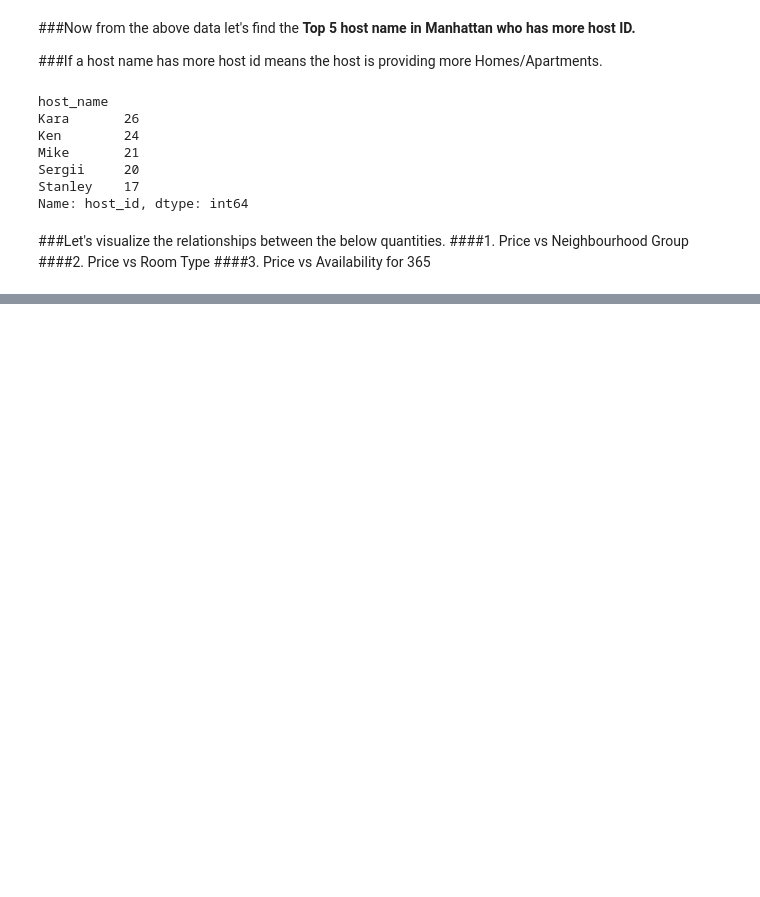
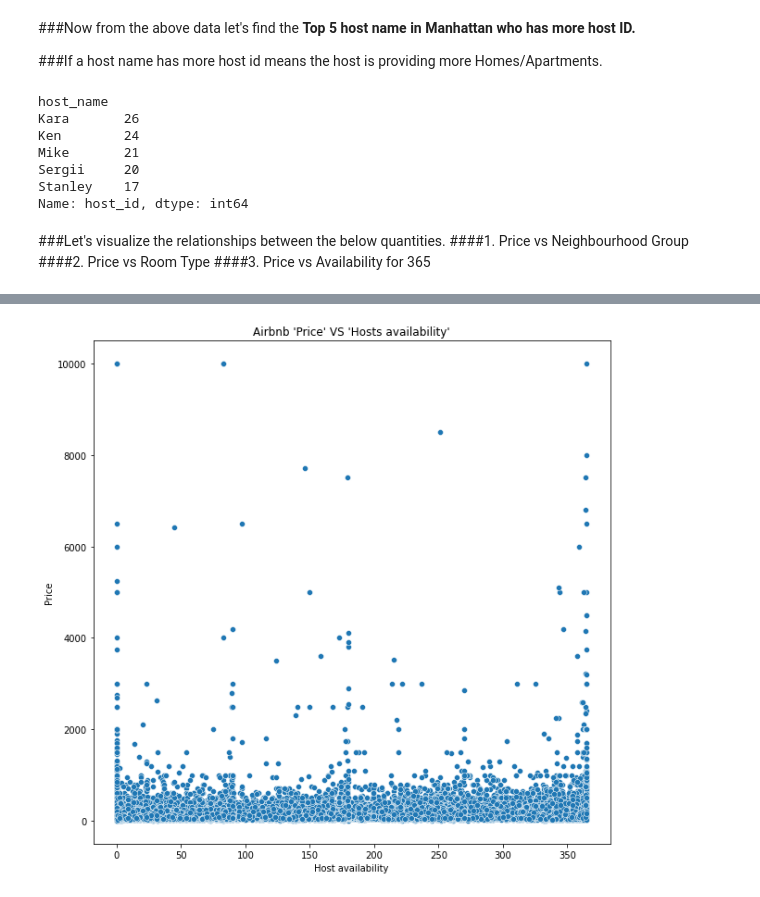
Before and after one commit to Mohamed-Harish-M-123/Capstone-Project-I, a Jupyter notebook: Airbnb_booking_analysis.ipynb, the cells around one changed output, grey strips where cells are left out. Saved outputs shown, nothing was run; the diff lists cells and outputs as text; code cells hidden in the pictures; blank space fills up the shorter version.

```diff
--- a/Airbnb_booking_analysis.ipynb
+++ b/Airbnb_booking_analysis.ipynb
@@ -365,0 +387,11 @@ Name: host_id, dtype: int64
+# %%
+# Price vs Availability for 365 days
+
+fig3 = plt.figure(figsize=(10,10))
+ap = sns.scatterplot(x = airbnbCopy['availability_365'], y = airbnbCopy['price'], data = airbnbCopy)
+plt.xlabel('Host availability')
+plt.ylabel('Price')
+plt.title("Airbnb 'Price' VS 'Hosts availability'")
+plt.show()
+# %% [output]
+[figure, added]
```
Also changed, not shown: parts of 3 cells of this notebook.
